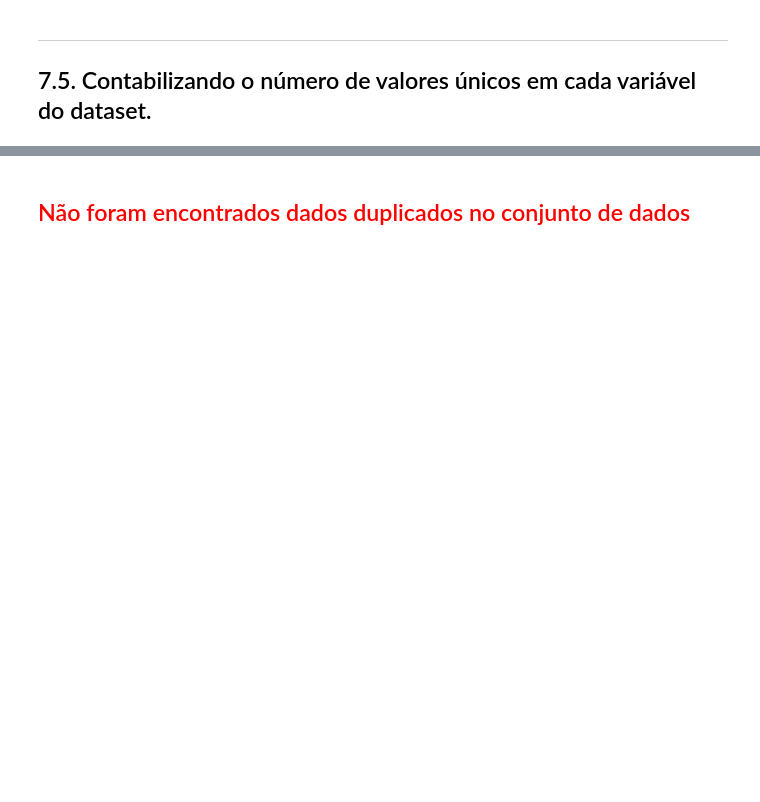
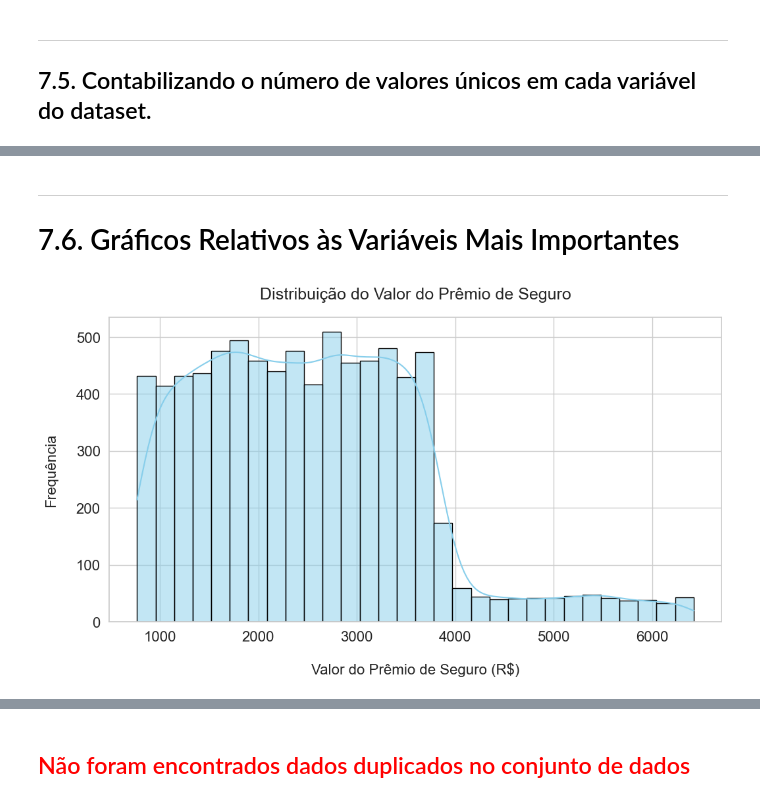
Before and after one commit to luciano-analytics/luciano-analytics.github.io, a Jupyter notebook: seguro_sinistro.ipynb, the cells around one changed output, grey strips where cells are left out. Drawn from its saved outputs; the diff is of its cells as text; code cells hidden in the pictures; blank space fills up the shorter version.

```diff
--- a/seguro_sinistro.ipynb
+++ b/seguro_sinistro.ipynb
@@ -216,2 +258,23 @@ num_valor_unico
 | valor_imovel | 7999 |
 | distancia_bombeiros | 8000 |
+# %% [markdown]
+************************
+# 7.6. Gráficos Relativos às Variáveis Mais Importantes
+# %%
+# Distribuição do Valor do Prêmio de Seguro
+
+plt.figure(figsize=(12, 6))
+
+sns.histplot(dados['valor_premio_seguro'], bins=30, kde=True, color='skyblue', edgecolor='black')
+
+plt.title('Distribuição do Valor do Prêmio de Seguro', pad=20, fontsize=18)
+
+plt.xlabel('Valor do Prêmio de Seguro (R$)', fontsize=16, labelpad=20)
+
+plt.ylabel('Frequência', fontsize=16, labelpad=20)
+
+
+# Exibir o gráfico
+plt.show()
+# %% [output]
+[figure, added]
```
Also changed, not shown: parts of 94 cells of this notebook.
